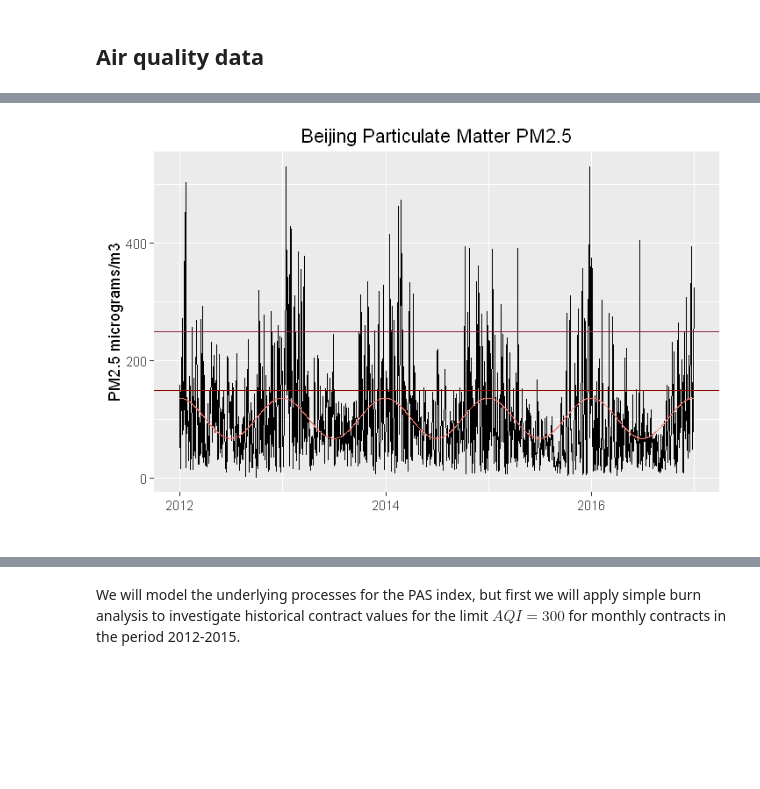
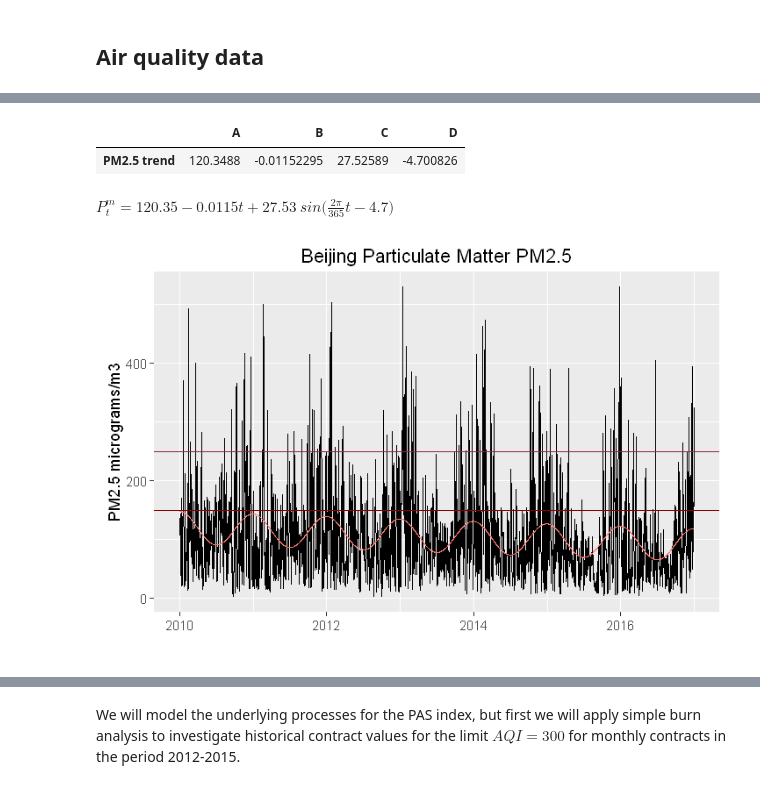
Before and after one commit to sleire/bea513, a Jupyter notebook: pollder/Proof of Concept Air Pollution Derivatives.ipynb, the cells around one changed output, grey strips where cells are left out. Saved outputs shown, nothing was run; the diff lists cells and outputs as text; code cells hidden in the pictures; blank space fills up the shorter version.

```diff
--- a/pollder/Proof of Concept Air Pollution Derivatives.ipynb
+++ b/pollder/Proof of Concept Air Pollution Derivatives.ipynb
@@ -199,8 +202,9 @@ she <- c('Shenyang_2017_HourlyPM25_created20170803.csv', 'Shenyang_2016_HourlyPM
 # %%
-# import beijing data for 2010-2017
-beijing <- get_stateair_data(files_vec = bei[2:6])[[2]]
+# import beijing data for 2010-2017 with the sourced function get_stateair_data
+dat <- get_stateair_data(files_vec = bei[3:9])[[2]]
 # %%
 # use the sourced function calc_aqi to convert concentration values (Value_HL) to AQI
-beijing$AQI <- calc_aqi(beijing$Value_HL)$AQI
-head(beijing)
+dat$AQI <- calc_aqi(dat$Value_HL)$AQI
+dat$d <- seq_along(dat$Date)
+head(dat)
 # %% [output]
@@ -228,0 +223,4 @@ bd$aqi_season <- predict(aqi_season, data.frame(bd$d))
+# %%
+# fit sinusoidal trend function
+season <- lm(dat$Value_HL ~ dat$d + sin( 2*pi*dat$d / 365 ) + cos( 2*pi*dat$d / 365 ))
+summary(season)
@@ -229,10 +248,30 @@ bd$aqi_season <- predict(aqi_season, data.frame(bd$d))
+# %%
+# calulate coefficients in the seasonal function
+A <- season$coefficients[1]
+B <- season$coefficients[2]
+C <- sqrt(season$coefficients[3]**2 + season$coefficients[4]**2)
+D <- atan(season$coefficients[4]/season$coefficients[3])-pi
+
+# print coefficients
+coef <- data.frame(A, B, C, D)
+rownames(coef) <- 'PM2.5 trend'
+coef
+# %% [output]
+|  | A | B | C | D |
+| PM2.5 trend | 120.3488 | -0.01152295 | 27.52589 | -4.700826 |
+# %% [markdown]
+$P_t^m = 120.35 - 0.0115 t + 27.53 \ sin\big(\frac{2\pi}{365}t - 4.7\big)$
+# %%
+# add the estimated trend function to the data frame and subtract trend to deseasonalize
+dat$season <- predict(season, data.frame(dat$d))
+dat$ValSeas <- dat$Value_HL - dat$season # deseasonalized value
 # %%
 # PM2.5 plot with trend function and PM2.5 limits equivalent to 200 and 300 AQI
-ggplot(bd, aes(x = Date)) +
-  geom_line(aes(y = Value)) +
+ggplot(dat, aes(x = Date)) +
+  geom_line(aes(y = Value_HL)) +
   geom_line(aes(y = season, colour = 'season')) + xlab("") + ylab("PM2.5 micrograms/m3") +
   theme(legend.position="none") + ggtitle("Beijing Particulate Matter PM2.5") +
   geom_hline(yintercept = 150, colour = "red4") +
   geom_hline(yintercept = 250, colour = "violetred4")
 # %% [output]
-[figure, old version]
+[figure, new version]
```
Also changed, not shown: parts of 14 cells of this notebook.
